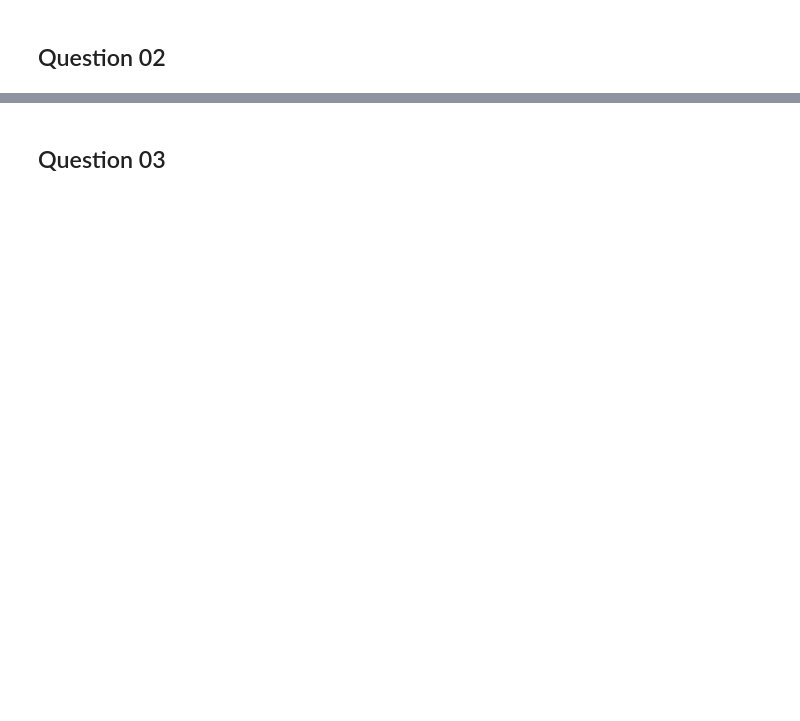
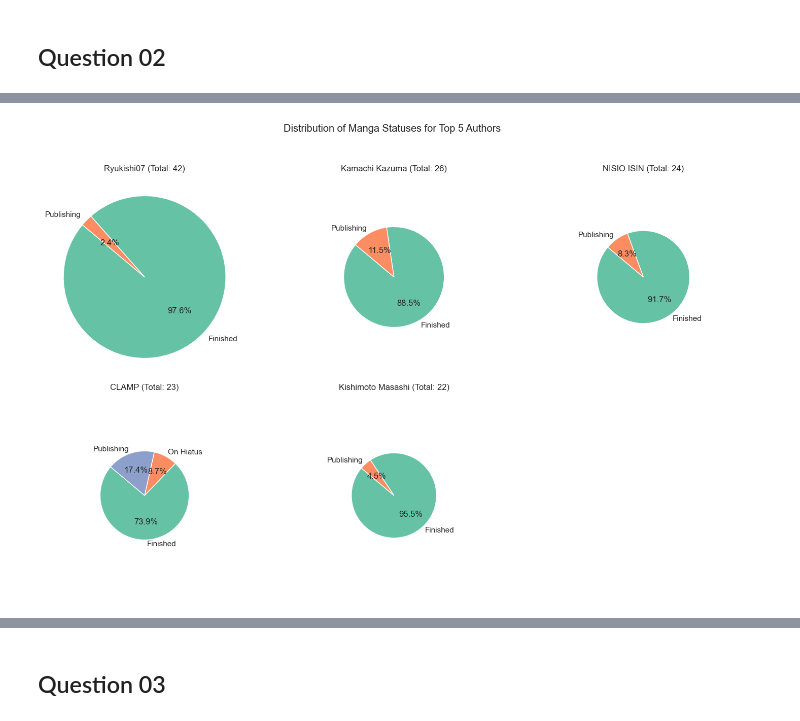
Before and after one commit to duongtruongbinh/IntroDS_FinalProject, a Jupyter notebook: src/Asking_Questions_and_Analyzing.ipynb, the cells around one changed output, grey strips where cells are left out. Drawn from its saved outputs; the diff is of its cells as text; code cells hidden in the pictures; blank space fills up the shorter version.

```diff
--- a/src/Asking_Questions_and_Analyzing.ipynb
+++ b/src/Asking_Questions_and_Analyzing.ipynb
@@ -118,0 +141,16 @@ Visualize the top authors and their average scores using a bar chart.
+# %%
+manga_copy_df = manga_df.copy()
+
+manga_copy_df['Author'] = manga_copy_df['Author'].apply(literal_eval)
+all_authors = manga_copy_df['Author'].sum()
+author_counts = pd.Series(all_authors).value_counts()
+# %%
+# Expanding the dataframe so that each row corresponds to a single author of a manga
+expanded_data = manga_copy_df.explode('Author')
+author_status_distribution = expanded_data.groupby(['Author', 'Status']).size().unstack(fill_value=0)
+author_status_distribution['Total Manga'] = author_status_distribution.sum(axis=1)
+
+# Sorting the total count of manga for each author
+author_status_distribution = author_status_distribution.sort_values(by='Total Manga', ascending=False)
+
+author_status_distribution.head(5)
@@ -118,0 +165,31 @@ Visualize the top authors and their average scores using a bar chart.
+# %%
+top_5_authors = author_status_distribution.head(5)
+
+fig = plt.figure(figsize=(15, 10))
+fig.suptitle('Distribution of Manga Statuses for Top 5 Authors')
+
+def autopct_format(values):
+    def my_format(pct):
+        return ('%.1f%%' % pct) if pct > 0 else ''
+    return my_format
+
+for i, (author, data) in enumerate(top_5_authors.iterrows()):
+    data = data.drop('Total Manga')
+    # Only plot non-zero values
+    non_zero_data = data[data > 0]
+
+    ax = fig.add_subplot(2, 3, i+1)
+
+    total_manga = top_5_authors.loc[author, 'Total Manga']
+    size_factor = total_manga / top_5_authors['Total Manga'].max()
+    ax.pie(non_zero_data, labels=non_zero_data.index, autopct=autopct_format(non_zero_data), startangle=140, radius=size_factor)
+    ax.set_title(f'{author} (Total: {total_manga})')
+
+# Hide the unused subplots
+for j in range(i+1, 6):
+    fig.add_subplot(2, 3, j+1).axis('off')
+
+plt.tight_layout(rect=[0, 0.03, 1, 0.95])
+plt.show()
+# %% [output]
+[figure, added]
```
Also changed, not shown: parts of 20 cells of this notebook.
